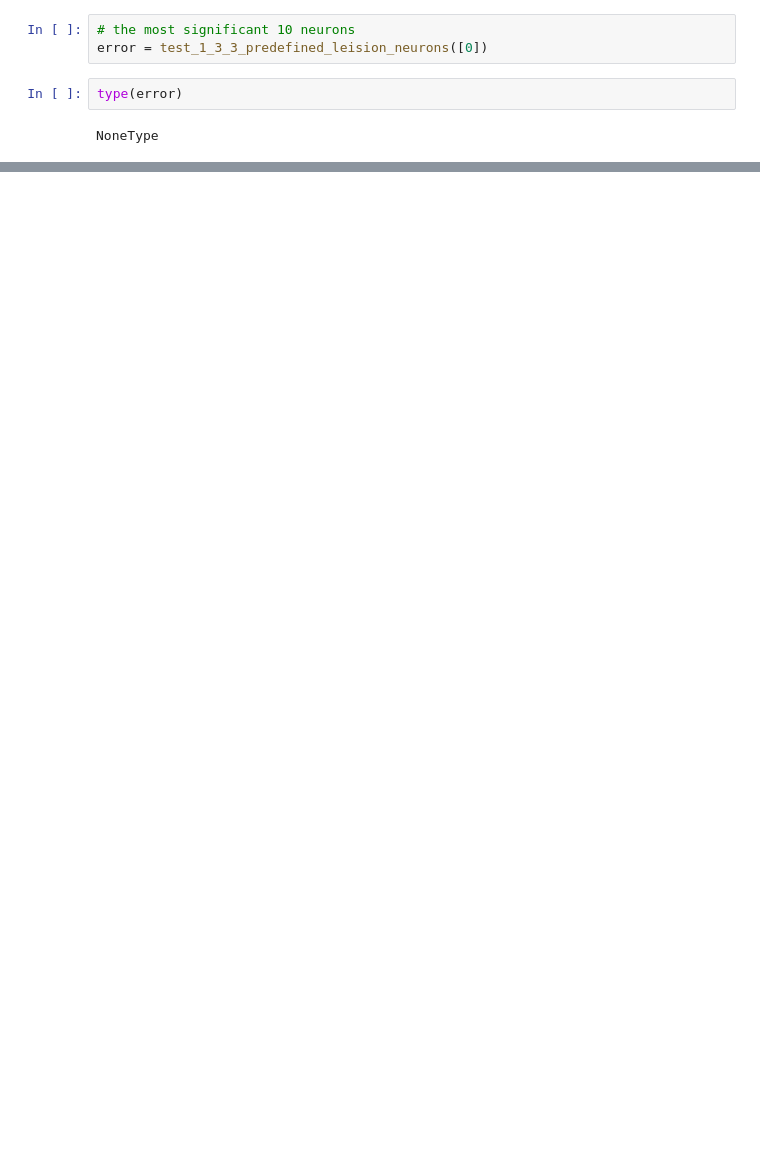
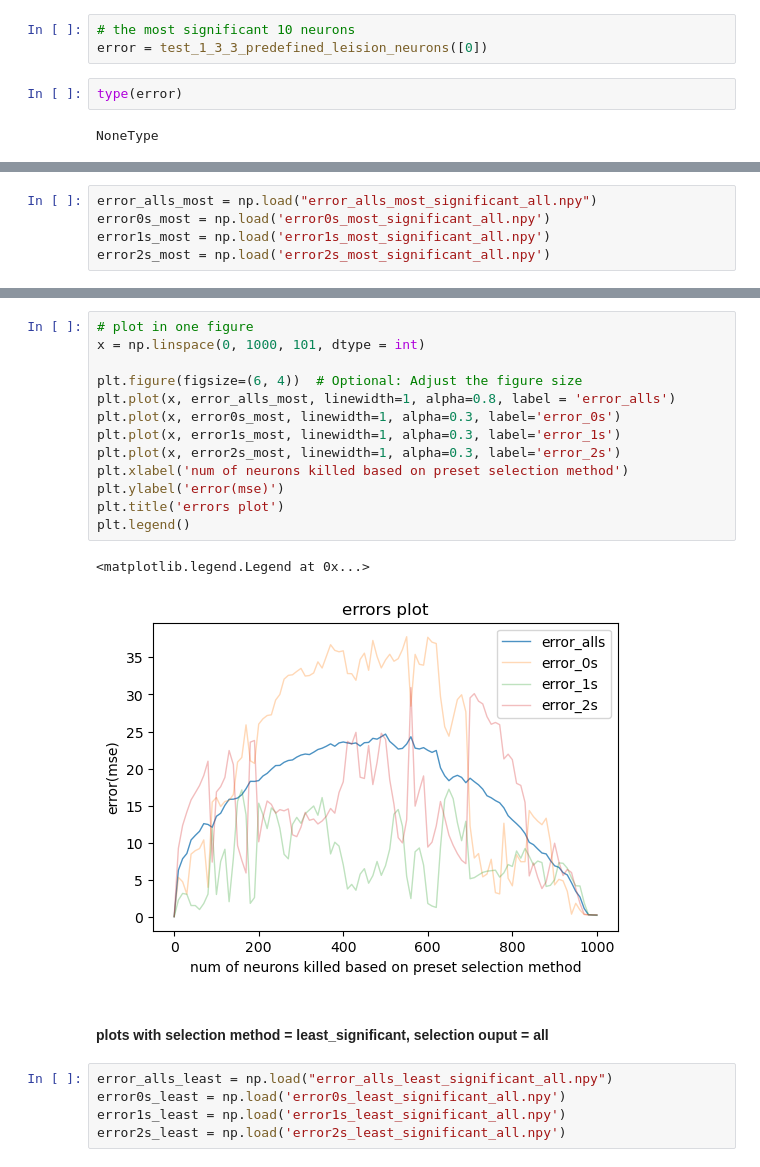
Before and after one commit to Noahkong12/TriceratopsWithLesion, a Jupyter notebook: ESN-WM/plot_weights_and_internals.ipynb, the cells around one changed output, grey strips where cells are left out. Saved outputs shown, nothing was run; the diff lists cells and outputs as text; blank space fills up the shorter version.

```diff
--- a/ESN-WM/plot_weights_and_internals.ipynb
+++ b/ESN-WM/plot_weights_and_internals.ipynb
@@ -166,0 +194,5 @@ NoneType
+# %%
+error_alls_most = np.load("error_alls_most_significant_all.npy")
+error0s_most = np.load('error0s_most_significant_all.npy')
+error1s_most = np.load('error1s_most_significant_all.npy')
+error2s_most = np.load('error2s_most_significant_all.npy')
@@ -166,0 +238,23 @@ NoneType
+# %%
+# plot in one figure
+x = np.linspace(0, 1000, 101, dtype = int)
+
+plt.figure(figsize=(6, 4))  # Optional: Adjust the figure size
+plt.plot(x, error_alls_most, linewidth=1, alpha=0.8, label = 'error_alls')
+plt.plot(x, error0s_most, linewidth=1, alpha=0.3, label='error_0s')
+plt.plot(x, error1s_most, linewidth=1, alpha=0.3, label='error_1s')
+plt.plot(x, error2s_most, linewidth=1, alpha=0.3, label='error_2s')
+plt.xlabel('num of neurons killed based on preset selection method')
+plt.ylabel('error(mse)')
+plt.title('errors plot')
+plt.legend()
+# %% [output]
+<matplotlib.legend.Legend at 0x...>
+[figure, added]
+# %% [markdown]
+#### plots with selection method = least_significant, selection ouput = all
+# %%
+error_alls_least = np.load("error_alls_least_significant_all.npy")
+error0s_least = np.load('error0s_least_significant_all.npy')
+error1s_least = np.load('error1s_least_significant_all.npy')
+error2s_least = np.load('error2s_least_significant_all.npy')
```
Also changed, not shown: parts of 10 cells of this notebook, 2 other files.
